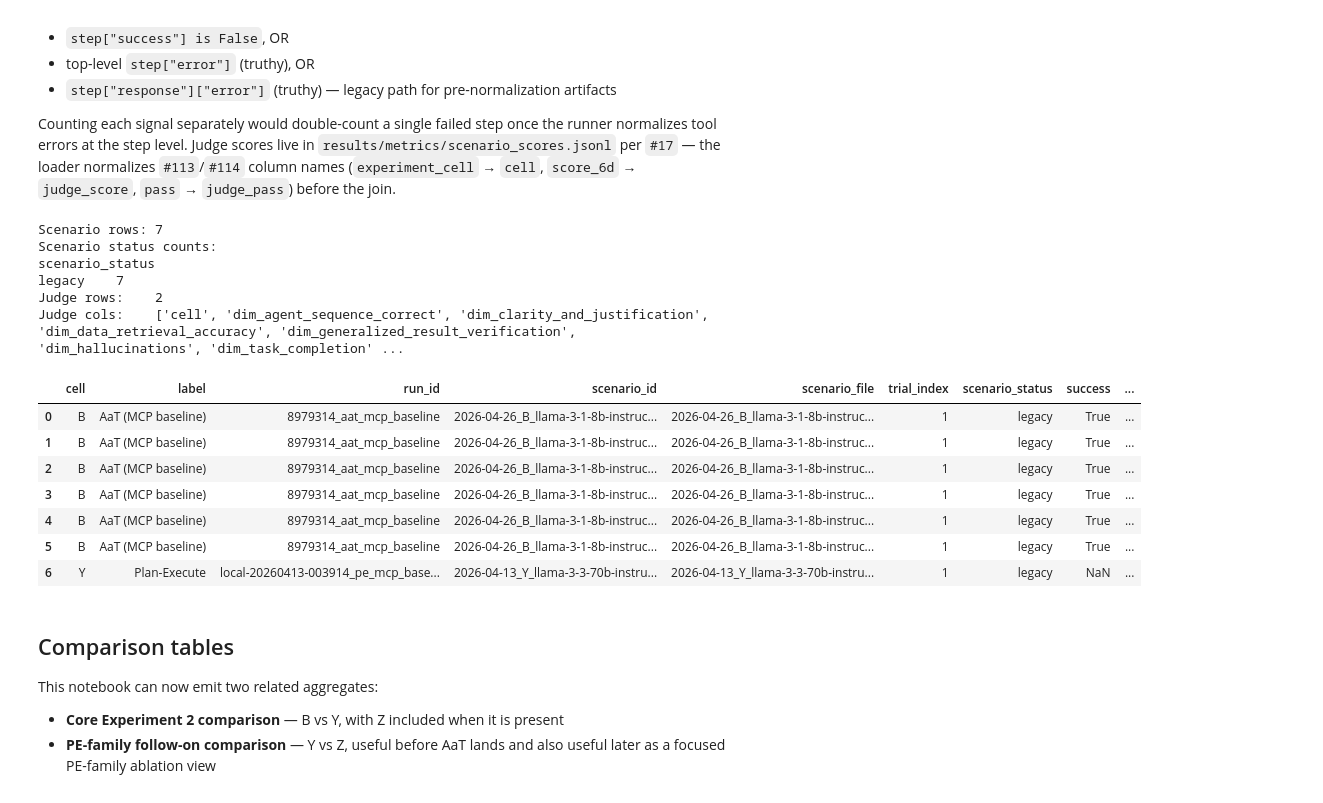
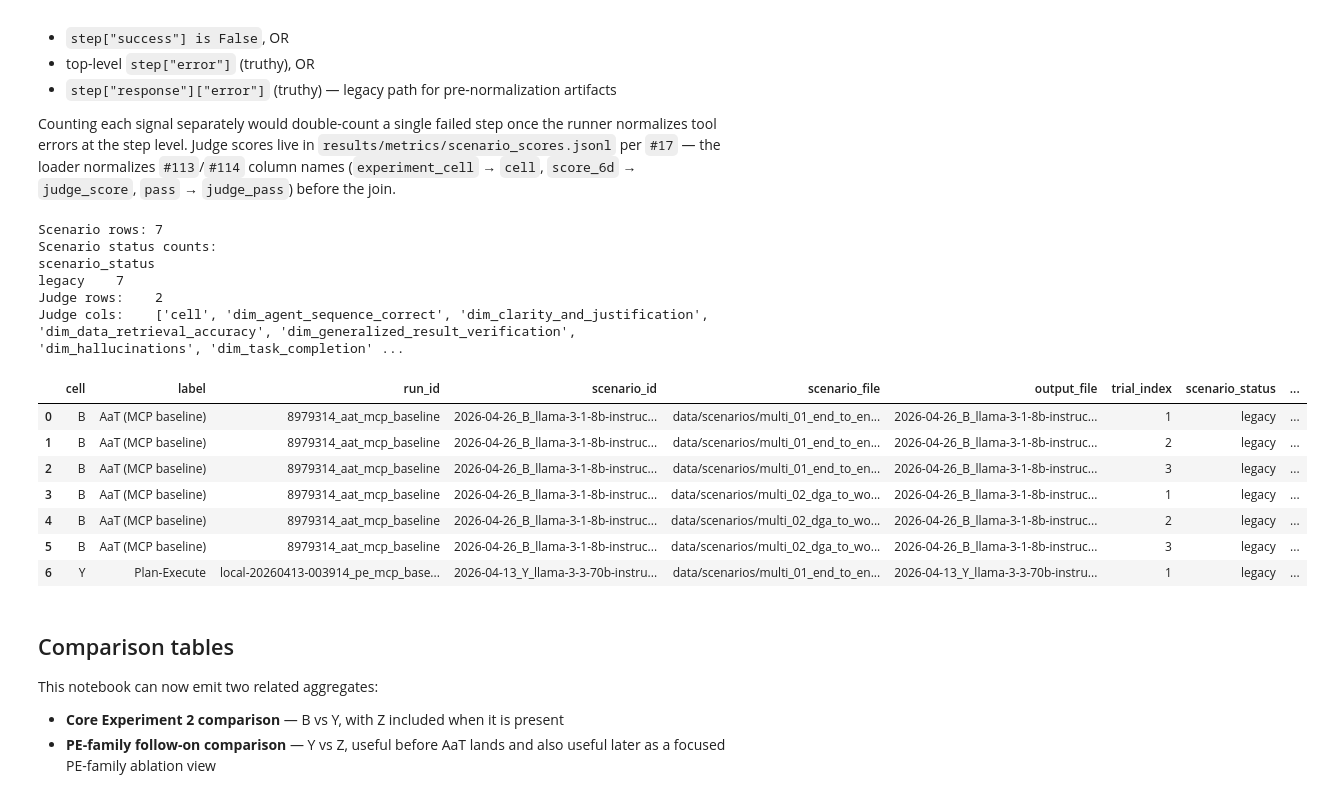
Before and after one commit to HPML6998-S26-Team13/hpml-assetopsbench-smart-grid-mcp, a Jupyter notebook: notebooks/03_orchestration_comparison.ipynb, the cells around one changed output. Saved outputs shown, nothing was run; the diff lists cells and outputs as text; code cells hidden in the pictures.

```diff
--- a/notebooks/03_orchestration_comparison.ipynb
+++ b/notebooks/03_orchestration_comparison.ipynb
@@ -378,12 +378,42 @@ def _step_failed(step: dict) -> bool:
         return True
     return False
 
+def _build_output_to_source_map(latest_run: Path) -> dict[Path, dict]:
+    """Map resolved output_path -> {scenario_file (source), trial_index} via latencies.jsonl.
+
+    Output JSON filenames embed cell/date/orchestration prefixes, so the same
+    source scenario produces different output filenames across cells (e.g.
+    `2026-04-26_B_aat_..._run01.json` vs `2026-04-13_Y_pe_..._run01.json`).
+    Intersecting on output filename therefore never finds matches across cells.
+    Use the source scenario_file recorded in latencies.jsonl as the join key
+    instead.
+    """
+    rows, _ = _load_jsonl(latest_run / "latencies.jsonl")
+    mapping: dict[Path, dict] = {}
+    for row in rows:
+        raw_path = row.get("output_path")
+        if not raw_path:
+            continue
+        candidate = Path(raw_path)
+        output_path = candidate if candidate.is_absolute() else REPO_ROOT / candidate
+        try:
+            resolved = output_path.resolve()
+        except OSError:
+            resolved = output_path
+        mapping[resolved] = {
+            "scenario_file": row.get("scenario_file"),
+            "trial_index": row.get("trial_index"),
+        }
+    return mapping
+
+
 def load_scenario_records(cell_spec: dict) -> pd.DataFrame:
     cell_dir = cell_spec["path"]
     raw_dir = cell_dir / "raw"
     latest_run = _latest_run_dir(raw_dir)
     if latest_run is None:
         return pd.DataFrame()
+    output_to_source = _build_output_to_source_map(latest_run)
     rows = []
     parse_errors = []
     for scenario_file in _scenario_jsons(latest_run):
@@ -410,18 +440,34 @@ def load_scenario_records(cell_spec: dict) -> pd.DataFrame:
         success_value = raw_success if isinstance(raw_success, bool) else np.nan
         scenario_status = "canonical" if (canonical_id_present and isinstance(raw_success, bool)) else "legacy"
 
-        # Derive trial_index from the `_runNN` filename suffix — same pattern
-        # scripts/judge_trajectory.py uses, so judge_df and scenario_df can
-        # join on (cell, scenario_id, trial_index) without ambiguity.
-        trial_match = re.search(r"_run(\\d+)", scenario_file.stem)
-        trial_index = int(trial_match.group(1)) if trial_match else 1
+        # Prefer (source scenario_file, trial_index) from latencies.jsonl as the
+        # cross-cell join key. Output JSON filenames embed cell/date prefixes
+        # so they never match across cells (caught in PR #136 v2 review).
+        try:
+            resolved = scenario_file.resolve()
+        except OSError:
+            resolved = scenario_file
+        latency_meta = output_to_source.get(resolved, {})
+        source_scenario_file = latency_meta.get("scenario_file")
+        latency_trial_index = latency_meta.get("trial_index")
+
+        # Filename-derived trial_index is the legacy fallback for runs that
+        # never wrote latencies.jsonl rows for this output. (Pre-PR #136 v3
+        # version of this regex literal contained `\\d+` which matched the
+        # literal characters; corrected to `\d+` here so the fallback works.)
+        trial_match = re.search(r"_run(\d+)", scenario_file.stem)
+        filename_trial_index = int(trial_match.group(1)) if trial_match else 1
+        trial_index = latency_trial_index if latency_trial_index is not None else filename_trial_index
 
         rows.append({
             "cell": cell_spec["cell"],
             "label": cell_spec["label"],
             "run_id": latest_run.name,
             "scenario_id": scenario_id,
-            "scenario_file": scenario_file.name,
+            # Source path from latencies.jsonl when available (preferred).
+            "scenario_file": source_scenario_file or scenario_file.name,
+            # Output-side artifact name preserved for debugging / artifact lookup.
+            "output_file": scenario_file.name,
             "trial_index": trial_index,
             "scenario_status": scenario_status,
             "success": success_value,
@@ -470,41 +516,41 @@ def load_judge_scores() -> pd.DataFrame:
             df[new_col] = df[old_col]
         elif new_col in df.columns and old_col in df.columns:
             df[new_col] = df[new_col].where(df[new_col].notna(), df[old_col])
     return df
 
 if analysis_ready:
     scenario_df = pd.concat(
         [load_scenario_records(spec) for spec in CELL_SPECS],
         ignore_index=True,
     )
     judge_df = load_judge_scores()
     print(f"Scenario rows: {len(scenario_df)}")
     if not scenario_df.empty and "scenario_status" in scenario_df.columns:
         print("Scenario status counts:")
         print(scenario_df["scenario_status"].value_counts().to_string())
     print(f"Judge rows:    {len(judge_df)}")
     if not judge_df.empty:
         print(f"Judge cols:    {sorted(judge_df.columns)}")
     display(scenario_df.head(10))
 else:
     scenario_df = pd.DataFrame()
     judge_df = pd.DataFrame()
     print("Skipping scenario extraction - cells missing captures.")
 # %% [output]
 Scenario rows: 7
 Scenario status counts:
 scenario_status
 legacy    7
 Judge rows:    2
 Judge cols:    ['cell', 'dim_agent_sequence_correct', 'dim_clarity_and_justification', 'dim_data_retrieval_accuracy', 'dim_generalized_result_verification', 'dim_hallucinations', 'dim_task_completion' ...
-|  | cell | label | run_id | scenario_id | scenario_file | trial_index | scenario_status | success | ... |
-| 0 | B | AaT (MCP baseline) | 8979314_aat_mcp_baseline | 2026-04-26_B_llama-3-1-8b-instruc... | 2026-04-26_B_llama-3-1-8b-instruc... | 1 | legacy | True | ... |
-| 1 | B | AaT (MCP baseline) | 8979314_aat_mcp_baseline | 2026-04-26_B_llama-3-1-8b-instruc... | 2026-04-26_B_llama-3-1-8b-instruc... | 1 | legacy | True | ... |
-| 2 | B | AaT (MCP baseline) | 8979314_aat_mcp_baseline | 2026-04-26_B_llama-3-1-8b-instruc... | 2026-04-26_B_llama-3-1-8b-instruc... | 1 | legacy | True | ... |
-| 3 | B | AaT (MCP baseline) | 8979314_aat_mcp_baseline | 2026-04-26_B_llama-3-1-8b-instruc... | 2026-04-26_B_llama-3-1-8b-instruc... | 1 | legacy | True | ... |
-| 4 | B | AaT (MCP baseline) | 8979314_aat_mcp_baseline | 2026-04-26_B_llama-3-1-8b-instruc... | 2026-04-26_B_llama-3-1-8b-instruc... | 1 | legacy | True | ... |
-| 5 | B | AaT (MCP baseline) | 8979314_aat_mcp_baseline | 2026-04-26_B_llama-3-1-8b-instruc... | 2026-04-26_B_llama-3-1-8b-instruc... | 1 | legacy | True | ... |
-| 6 | Y | Plan-Execute | local-20260413-003914_pe_mcp_base... | 2026-04-13_Y_llama-3-3-70b-instru... | 2026-04-13_Y_llama-3-3-70b-instru... | 1 | legacy | NaN | ... |
+|  | cell | label | run_id | scenario_id | scenario_file | output_file | trial_index | scenario_status | ... |
+| 0 | B | AaT (MCP baseline) | 8979314_aat_mcp_baseline | 2026-04-26_B_llama-3-1-8b-instruc... | data/scenarios/multi_01_end_to_en... | 2026-04-26_B_llama-3-1-8b-instruc... | 1 | legacy | ... |
+| 1 | B | AaT (MCP baseline) | 8979314_aat_mcp_baseline | 2026-04-26_B_llama-3-1-8b-instruc... | data/scenarios/multi_01_end_to_en... | 2026-04-26_B_llama-3-1-8b-instruc... | 2 | legacy | ... |
+| 2 | B | AaT (MCP baseline) | 8979314_aat_mcp_baseline | 2026-04-26_B_llama-3-1-8b-instruc... | data/scenarios/multi_01_end_to_en... | 2026-04-26_B_llama-3-1-8b-instruc... | 3 | legacy | ... |
+| 3 | B | AaT (MCP baseline) | 8979314_aat_mcp_baseline | 2026-04-26_B_llama-3-1-8b-instruc... | data/scenarios/multi_02_dga_to_wo... | 2026-04-26_B_llama-3-1-8b-instruc... | 1 | legacy | ... |
+| 4 | B | AaT (MCP baseline) | 8979314_aat_mcp_baseline | 2026-04-26_B_llama-3-1-8b-instruc... | data/scenarios/multi_02_dga_to_wo... | 2026-04-26_B_llama-3-1-8b-instruc... | 2 | legacy | ... |
+| 5 | B | AaT (MCP baseline) | 8979314_aat_mcp_baseline | 2026-04-26_B_llama-3-1-8b-instruc... | data/scenarios/multi_02_dga_to_wo... | 2026-04-26_B_llama-3-1-8b-instruc... | 3 | legacy | ... |
+| 6 | Y | Plan-Execute | local-20260413-003914_pe_mcp_base... | 2026-04-13_Y_llama-3-3-70b-instru... | data/scenarios/multi_01_end_to_en... | 2026-04-13_Y_llama-3-3-70b-instru... | 1 | legacy | ... |
 # %% [markdown]
 ## Comparison tables
 
```
Also changed, not shown: parts of 1 cell of this notebook.
